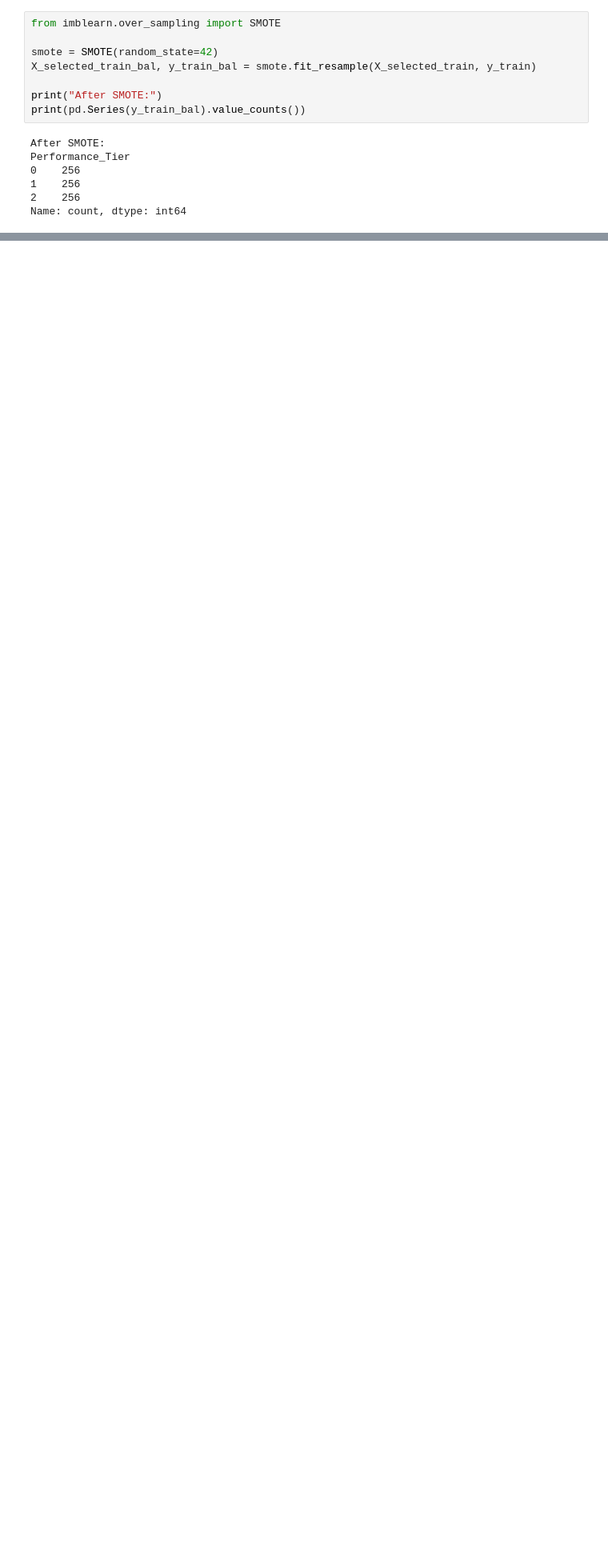
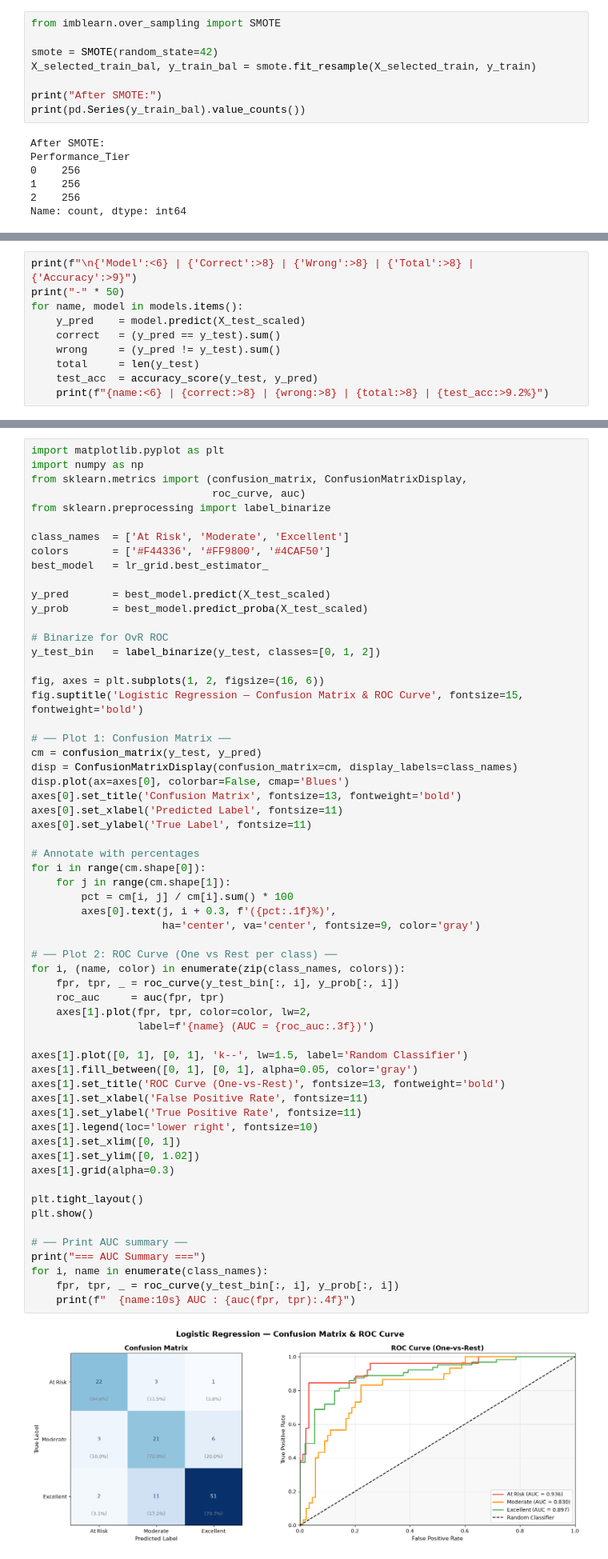
Before and after one commit to Superkai017/Academic-Predictor-machine-based-on-performance-, a Jupyter notebook: notebook/classification_model.ipynb, the cells around one changed output, grey strips where cells are left out. Shown at 80% size. Cells and saved outputs as stored; diff of their text form; blank space fills up the shorter version.

```diff
--- a/notebook/classification_model.ipynb
+++ b/notebook/classification_model.ipynb
@@ -162,0 +184,10 @@ Model: xgb
+# %%
+print(f"\n{'Model':<6} | {'Correct':>8} | {'Wrong':>8} | {'Total':>8} | {'Accuracy':>9}")
+print("-" * 50)
+for name, model in models.items():
+    y_pred    = model.predict(X_test_scaled)
+    correct   = (y_pred == y_test).sum()
+    wrong     = (y_pred != y_test).sum()
+    total     = len(y_test)
+    test_acc  = accuracy_score(y_test, y_pred)
+    print(f"{name:<6} | {correct:>8} | {wrong:>8} | {total:>8} | {test_acc:>9.2%}")
@@ -207,0 +337,62 @@ Best XGB: {'learning_rate': 0.05, 'max_depth': 5, 'n_estimators': 300, 'subsampl
+# %%
+import matplotlib.pyplot as plt
+import numpy as np
+from sklearn.metrics import (confusion_matrix, ConfusionMatrixDisplay,
+                             roc_curve, auc)
+from sklearn.preprocessing import label_binarize
+
+class_names  = ['At Risk', 'Moderate', 'Excellent']
+colors       = ['#F44336', '#FF9800', '#4CAF50']
+best_model   = lr_grid.best_estimator_
+
+y_pred       = best_model.predict(X_test_scaled)
+y_prob       = best_model.predict_proba(X_test_scaled)
+
+# Binarize for OvR ROC
+y_test_bin   = label_binarize(y_test, classes=[0, 1, 2])
+
+fig, axes = plt.subplots(1, 2, figsize=(16, 6))
+fig.suptitle('Logistic Regression — Confusion Matrix & ROC Curve', fontsize=15, fontweight='bold')
+
+# ── Plot 1: Confusion Matrix ──
+cm = confusion_matrix(y_test, y_pred)
+disp = ConfusionMatrixDisplay(confusion_matrix=cm, display_labels=class_names)
+disp.plot(ax=axes[0], colorbar=False, cmap='Blues')
+axes[0].set_title('Confusion Matrix', fontsize=13, fontweight='bold')
+axes[0].set_xlabel('Predicted Label', fontsize=11)
+axes[0].set_ylabel('True Label', fontsize=11)
+
+# Annotate with percentages
+for i in range(cm.shape[0]):
+    for j in range(cm.shape[1]):
+        pct = cm[i, j] / cm[i].sum() * 100
+        axes[0].text(j, i + 0.3, f'({pct:.1f}%)',
+                     ha='center', va='center', fontsize=9, color='gray')
+
+# ── Plot 2: ROC Curve (One vs Rest per class) ──
+for i, (name, color) in enumerate(zip(class_names, colors)):
+    fpr, tpr, _ = roc_curve(y_test_bin[:, i], y_prob[:, i])
+    roc_auc     = auc(fpr, tpr)
+    axes[1].plot(fpr, tpr, color=color, lw=2,
+                 label=f'{name} (AUC = {roc_auc:.3f})')
+
+axes[1].plot([0, 1], [0, 1], 'k--', lw=1.5, label='Random Classifier')
+axes[1].fill_between([0, 1], [0, 1], alpha=0.05, color='gray')
+axes[1].set_title('ROC Curve (One-vs-Rest)', fontsize=13, fontweight='bold')
+axes[1].set_xlabel('False Positive Rate', fontsize=11)
+axes[1].set_ylabel('True Positive Rate', fontsize=11)
+axes[1].legend(loc='lower right', fontsize=10)
+axes[1].set_xlim([0, 1])
+axes[1].set_ylim([0, 1.02])
+axes[1].grid(alpha=0.3)
+
+plt.tight_layout()
+plt.show()
+
+# ── Print AUC summary ──
+print("=== AUC Summary ===")
+for i, name in enumerate(class_names):
+    fpr, tpr, _ = roc_curve(y_test_bin[:, i], y_prob[:, i])
+    print(f"  {name:10s} AUC : {auc(fpr, tpr):.4f}")
+# %% [output]
+[figure, added]
```
Also changed, not shown: parts of 9 cells of this notebook, 3 other files.
